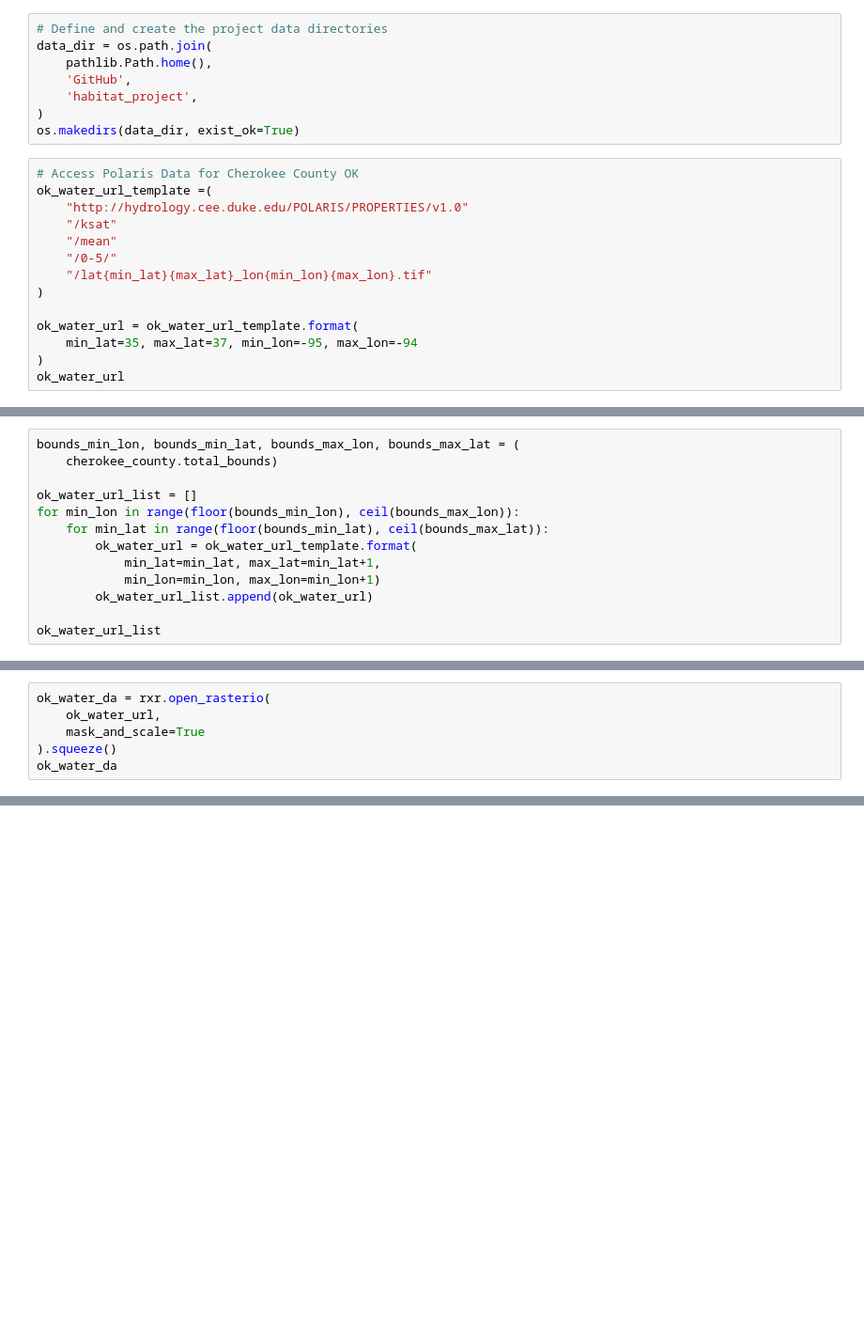
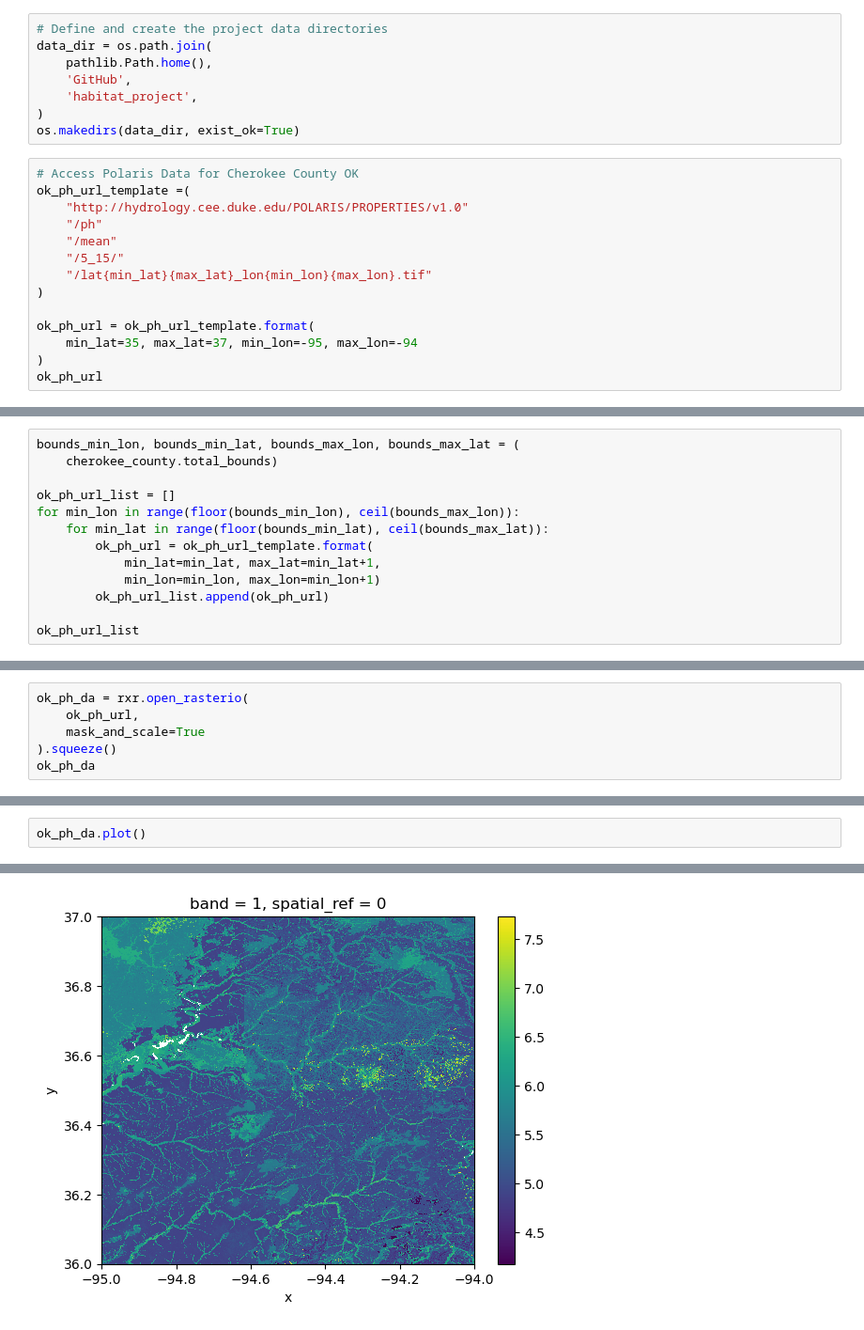
Before and after one commit to BioNCphilic/rivercane, a Jupyter notebook: rivercane_notebooks/rivercane-33-wrangle-water-data.ipynb, the cells around one changed output, grey strips where cells are left out. Shown: that part at 94% size. Drawn from its saved outputs; the diff is of its cells as text; blank space fills up the shorter version.

```diff
--- a/rivercane_notebooks/rivercane-33-wrangle-water-data.ipynb
+++ b/rivercane_notebooks/rivercane-33-wrangle-water-data.ipynb
@@ -25,16 +25,16 @@ data_dir = os.path.join(
 os.makedirs(data_dir, exist_ok=True)
 # %%
 # Access Polaris Data for Cherokee County OK
-ok_water_url_template =(
+ok_ph_url_template =(
     "http://hydrology.cee.duke.edu/POLARIS/PROPERTIES/v1.0"
-    "/ksat"
+    "/ph"
     "/mean"
-    "/0-5/"
+    "/5_15/"
     "/lat{min_lat}{max_lat}_lon{min_lon}{max_lon}.tif"
 )
 
-ok_water_url = ok_water_url_template.format(
+ok_ph_url = ok_ph_url_template.format(
     min_lat=35, max_lat=37, min_lon=-95, max_lon=-94
 )
-ok_water_url
+ok_ph_url
 # %% [output]
@@ -43,13 +43,13 @@ ok_water_url
 bounds_min_lon, bounds_min_lat, bounds_max_lon, bounds_max_lat = (
     cherokee_county.total_bounds)
 
-ok_water_url_list = []
+ok_ph_url_list = []
 for min_lon in range(floor(bounds_min_lon), ceil(bounds_max_lon)):
     for min_lat in range(floor(bounds_min_lat), ceil(bounds_max_lat)):
-        ok_water_url = ok_water_url_template.format(
+        ok_ph_url = ok_ph_url_template.format(
             min_lat=min_lat, max_lat=min_lat+1,
             min_lon=min_lon, max_lon=min_lon+1)
-        ok_water_url_list.append(ok_water_url)
+        ok_ph_url_list.append(ok_ph_url)
 
-ok_water_url_list
+ok_ph_url_list
 # %% [output]
@@ -60,7 +60,7 @@ ok_water_url_list
 # %%
-ok_water_da = rxr.open_rasterio(
-    ok_water_url,
+ok_ph_da = rxr.open_rasterio(
+    ok_ph_url,
     mask_and_scale=True
 ).squeeze()
-ok_water_da
+ok_ph_da
 # %% [output]
@@ -67,0 +76,3 @@ RasterioIOError: HTTP response code: 404
+# %%
+ok_ph_da.plot()
+# %% [output]
@@ -67,0 +80 @@ RasterioIOError: HTTP response code: 404
+[figure, added]
```
Also changed, not shown: parts of 8 cells of this notebook.
